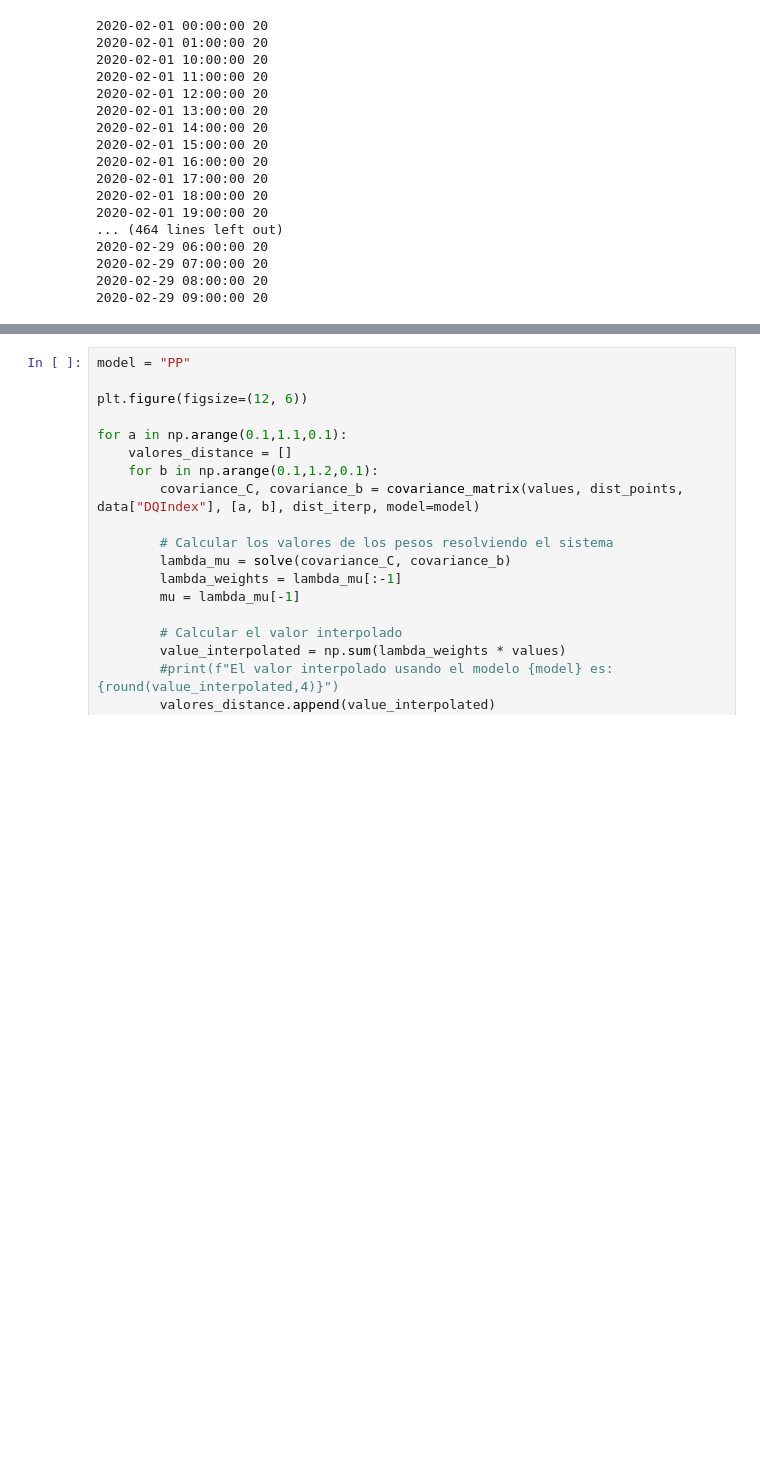
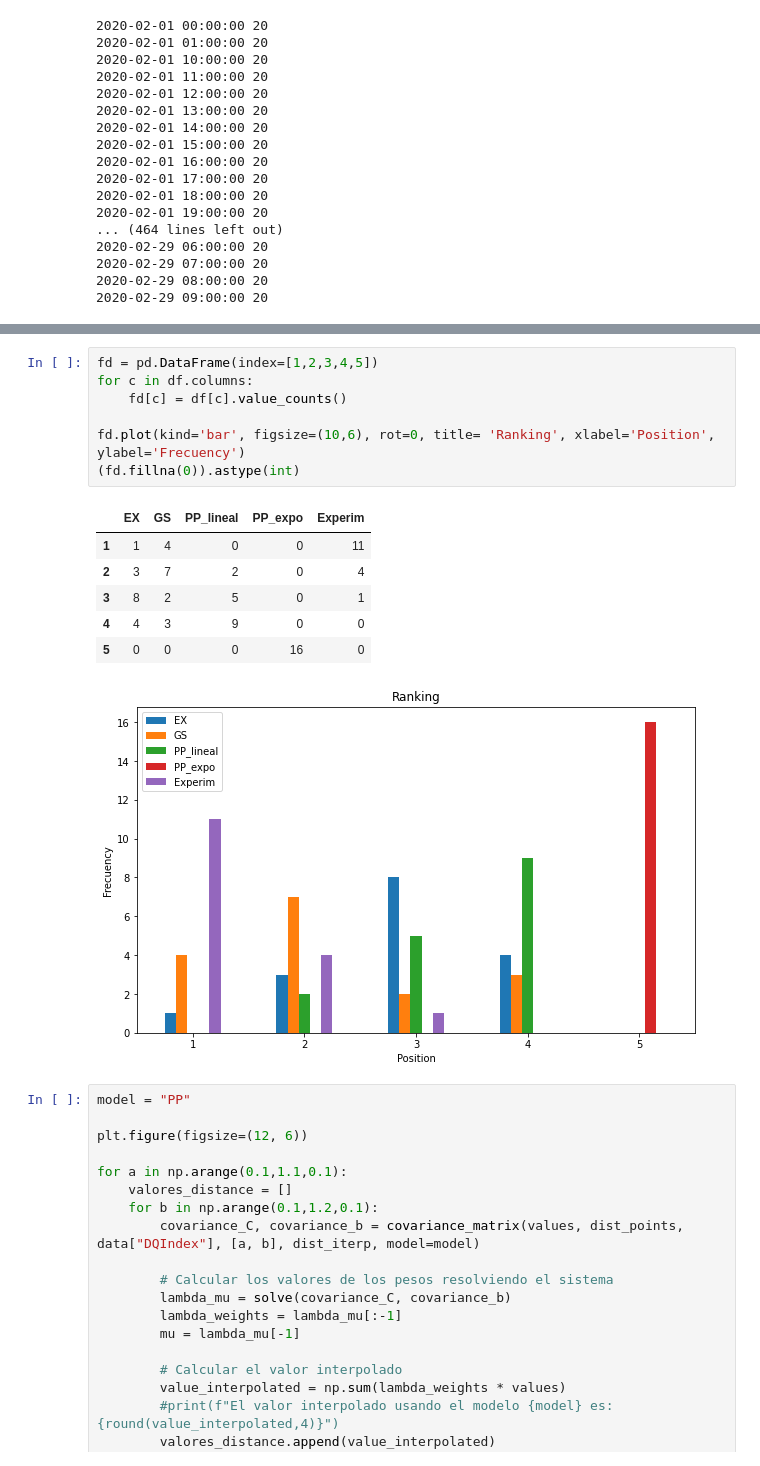
Before and after one commit to ferrcho024/Objetive_1, a Jupyter notebook: Data Interpolation/Kriging.ipynb, the cells around one changed output, grey strips where cells are left out. Saved outputs shown, nothing was run; the diff lists cells and outputs as text; blank space fills up the shorter version.

```diff
--- a/Data Interpolation/Kriging.ipynb
+++ b/Data Interpolation/Kriging.ipynb
@@ -1483,3 +1732,18 @@ data
+# %%
+fd = pd.DataFrame(index=[1,2,3,4,5])
+for c in df.columns:
+    fd[c] = df[c].value_counts()
+
+fd.plot(kind='bar', figsize=(10,6), rot=0, title= 'Ranking', xlabel='Position', ylabel='Frecuency')
+(fd.fillna(0)).astype(int)
+# %% [output]
+|  | EX | GS | PP_lineal | PP_expo | Experim |
+| 1 | 1 | 4 | 0 | 0 | 11 |
+| 2 | 3 | 7 | 2 | 0 | 4 |
+| 3 | 8 | 2 | 5 | 0 | 1 |
+| 4 | 4 | 3 | 9 | 0 | 0 |
+| 5 | 0 | 0 | 0 | 16 | 0 |
+[figure, added]
 # %%
 model = "PP"
 
```
Also changed, not shown: parts of 13 cells of this notebook, 9 other files.
